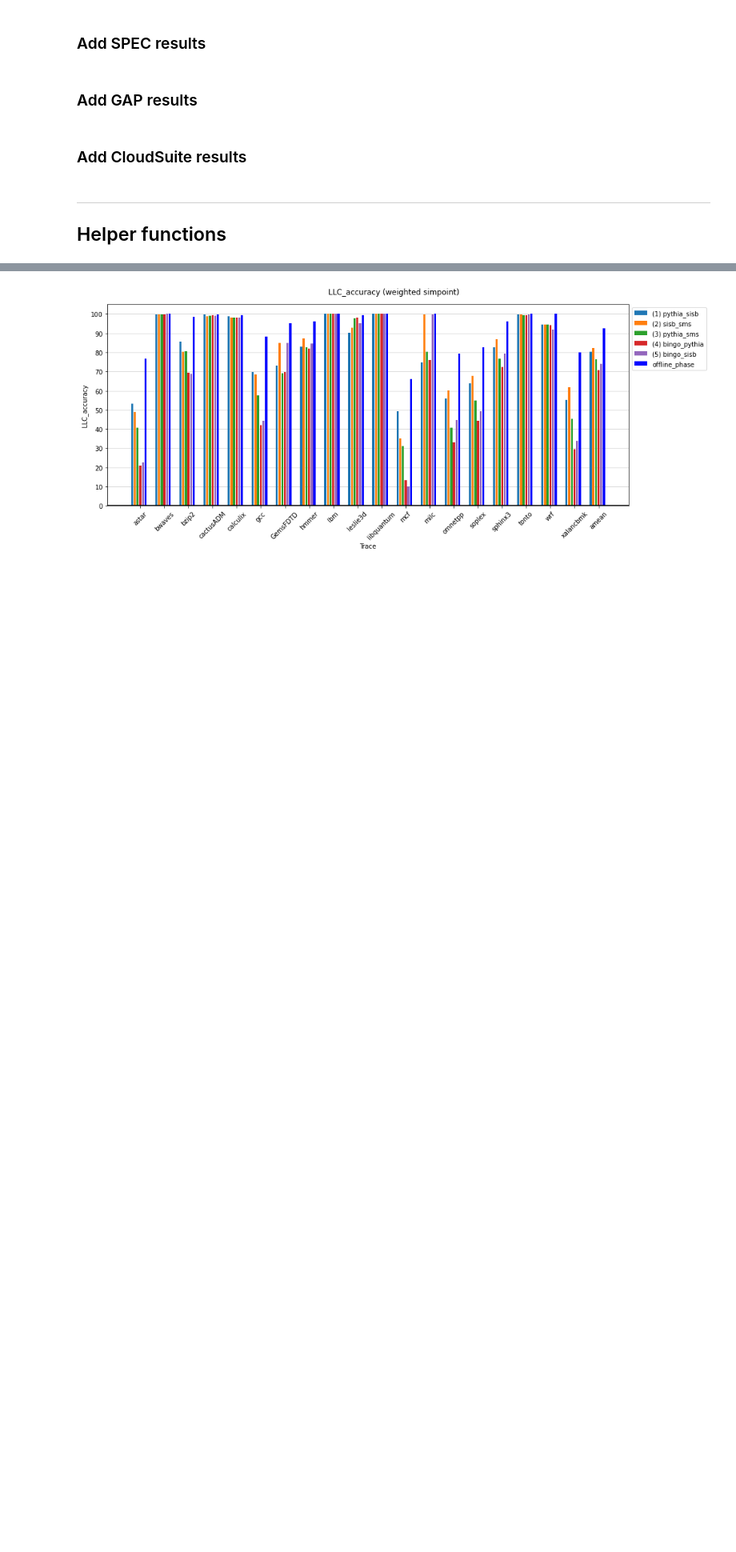
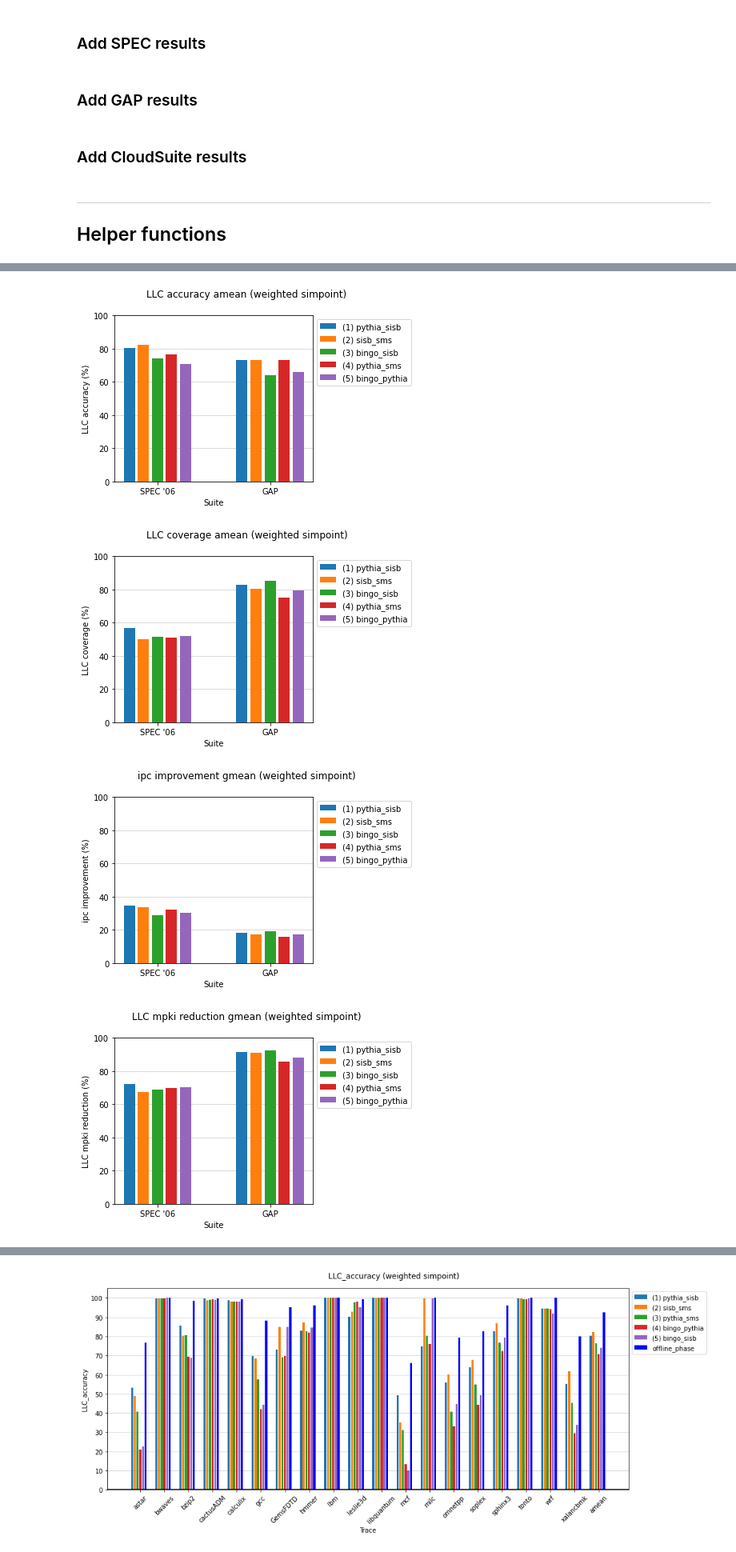
Before and after one commit to cmolder/prefetcher-zoo-analysis, a Jupyter notebook: 20220327-zoo-stats.ipynb, the cells around one changed output, grey strips where cells are left out. Shown at 80% size. Cells and saved outputs as stored; diff of their text form; code cells hidden in the pictures; blank space fills up the shorter version.

```diff
--- a/20220327-zoo-stats.ipynb
+++ b/20220327-zoo-stats.ipynb
@@ -40,6 +41,7 @@ df = utils.read_data_file(path_spec)
 # ptnu      : num_useful, invoke PC prefetchers only, register fill to all prefetchers
 # ptnu_cred : num_useful, invoke all prefetchers, register fill to all prefetchers that prefetched address
 path_online_pc_accuracy_spec = '/u/cmolder/GitHub/Pythia/out/prefetcher_zoo/2022_04_25_spec06/online_pc_accuracy.csv'
+path_online_pc_coverage_spec = '/u/cmolder/GitHub/Pythia/out/prefetcher_zoo/2022_04_25_spec06/online_pc_coverage.csv'
 path_online_pc_num_useful_spec = '/u/cmolder/GitHub/Pythia/out/prefetcher_zoo/2022_04_25_spec06/online_pc_num_useful.csv'
 path_online_pc_marg_useful_spec = '/u/cmolder/GitHub/Pythia/out/prefetcher_zoo/2022_04_25_spec06/online_pc_marginal_useful.csv'
 path_online_pc_num_useful_all_spec = '/u/cmolder/GitHub/Pythia/out/prefetcher_zoo/2022_04_25_spec06/online_pc_num_useful_all.csv'
@@ -49,6 +51,11 @@ df_on_pta = utils.read_data_file(path_online_pc_accuracy_spec)
 df_on_pta.LLC_pref = 'online_pc_acc'
 df_on_pta.all_pref = [('no', 'no', 'online_pc_acc')]*len(df_on_pta)
 df = df.append(df_on_pta)
+
+df_on_ptc = utils.read_data_file(path_online_pc_coverage_spec)
+df_on_ptc.LLC_pref = 'online_pc_cov'
+df_on_ptc.all_pref = [('no', 'no', 'online_pc_cov')]*len(df_on_ptc)
+df = df.append(df_on_ptc)
 
 df_on_ptnu = utils.read_data_file(path_online_pc_num_useful_spec)
 df_on_ptnu.LLC_pref = 'online_pc_num_useful'
@@ -72,6 +79,7 @@ df = df.append(df_on_ptnu_cred)
 
 # Offline PC-localized
 path_offline_pc_accuracy_spec = '/u/cmolder/GitHub/Pythia/out/prefetcher_zoo/2022_04_25_spec06/offline_pc_accuracy.csv'
+path_offline_pc_coverage_spec = '/u/cmolder/GitHub/Pythia/out/prefetcher_zoo/2022_04_25_spec06/offline_pc_coverage.csv'
 path_offline_pc_num_useful_spec = '/u/cmolder/GitHub/Pythia/out/prefetcher_zoo/2022_04_25_spec06/offline_pc_num_useful.csv'
 path_offline_pc_marg_useful_spec = '/u/cmolder/GitHub/Pythia/out/prefetcher_zoo/2022_04_25_spec06/offline_pc_marginal_useful.csv'
 
@@ -79,6 +87,11 @@ df_off_pta = utils.read_data_file(path_offline_pc_accuracy_spec)
 df_off_pta.LLC_pref = 'offline_pc_acc'
 df_off_pta.all_pref = [('no', 'no', 'offline_pc_acc')]*len(df_off_pta)
 df = df.append(df_off_pta)
+
+df_off_ptc = utils.read_data_file(path_offline_pc_coverage_spec)
+df_off_ptc.LLC_pref = 'offline_pc_cov'
+df_off_ptc.all_pref = [('no', 'no', 'offline_pc_cov')]*len(df_off_ptc)
+df = df.append(df_off_ptc)
 
 df_off_ptnu = utils.read_data_file(path_offline_pc_num_useful_spec)
 df_off_ptnu.LLC_pref = 'offline_pc_num_useful'
@@ -99,6 +112,7 @@ df = df.append(df_gap)
 
 # Online PC-localized
 path_online_pc_accuracy_gap = '/u/cmolder/GitHub/Pythia/out/prefetcher_zoo/2022_04_25_gap/online_pc_accuracy.csv'
+path_online_pc_coverage_gap = '/u/cmolder/GitHub/Pythia/out/prefetcher_zoo/2022_04_25_gap/online_pc_coverage.csv'
 path_online_pc_num_useful_gap = '/u/cmolder/GitHub/Pythia/out/prefetcher_zoo/2022_04_25_gap/online_pc_num_useful.csv'
 path_online_pc_marg_useful_gap = '/u/cmolder/GitHub/Pythia/out/prefetcher_zoo/2022_04_25_gap/online_pc_marginal_useful.csv'
 path_online_pc_num_useful_all_gap = '/u/cmolder/GitHub/Pythia/out/prefetcher_zoo/2022_04_25_gap/online_pc_num_useful_all.csv'
@@ -108,6 +122,11 @@ df_on_pta = utils.read_data_file(path_online_pc_accuracy_gap)
 df_on_pta.LLC_pref = 'online_pc_acc'
 df_on_pta.all_pref = [('no', 'no', 'online_pc_acc')]*len(df_on_pta)
 df = df.append(df_on_pta)
+
+df_on_ptc = utils.read_data_file(path_online_pc_coverage_gap)
+df_on_ptc.LLC_pref = 'online_pc_cov'
+df_on_ptc.all_pref = [('no', 'no', 'online_pc_cov')]*len(df_on_ptc)
+df = df.append(df_on_ptc)
 
 df_on_ptnu = utils.read_data_file(path_online_pc_num_useful_gap)
 df_on_ptnu.LLC_pref = 'online_pc_num_useful'
@@ -131,13 +150,19 @@ df = df.append(df_on_ptnu_cred)
 
 # Offline PC-localized
 path_offline_pc_accuracy_gap = '/u/cmolder/GitHub/Pythia/out/prefetcher_zoo/2022_04_25_gap/offline_pc_accuracy.csv'
+path_offline_pc_coverage_gap = '/u/cmolder/GitHub/Pythia/out/prefetcher_zoo/2022_04_25_gap/offline_pc_coverage.csv'
 path_offline_pc_num_useful_gap = '/u/cmolder/GitHub/Pythia/out/prefetcher_zoo/2022_04_25_gap/offline_pc_num_useful.csv'
-# path_offline_pc_marg_useful_gap = '/u/cmolder/GitHub/Pythia/out/prefetcher_zoo/2022_04_25_gap/offline_pc_marginal_useful.csv'
+path_offline_pc_marg_useful_gap = '/u/cmolder/GitHub/Pythia/out/prefetcher_zoo/2022_04_25_gap/offline_pc_marginal_useful.csv'
 
 df_off_pta = utils.read_data_file(path_offline_pc_accuracy_gap)
 df_off_pta.LLC_pref = 'offline_pc_acc'
 df_off_pta.all_pref = [('no', 'no', 'offline_pc_acc')]*len(df_off_pta)
 df = df.append(df_off_pta)
+
+df_off_ptc = utils.read_data_file(path_offline_pc_coverage_gap)
+df_off_ptc.LLC_pref = 'offline_pc_cov'
+df_off_ptc.all_pref = [('no', 'no', 'offline_pc_cov')]*len(df_off_ptc)
+df = df.append(df_off_ptc)
 
 df_off_ptnu = utils.read_data_file(path_offline_pc_num_useful_gap)
 df_off_ptnu.LLC_pref = 'offline_pc_num_useful'
@@ -307,0 +440,16 @@ def plot_everything(df, weights,
+# %%
+dpi = None
+overall_top_5 = utils.rank_prefetchers(df, 'ipc_improvement', 5)
+
+for metric in ['LLC_accuracy', 'LLC_coverage', 'ipc_improvement', 'LLC_mpki_reduction']:
+    plot_mean_stats(
+        df, weights, overall_top_5, [utils.spec, utils.gap], ['SPEC \'06', 'GAP'],
+        metric=metric,
+        dpi=dpi
+    )
+    plt.savefig(f'plots/zoo-stats/{metric}_means.pdf')
+# %% [output]
+[figure, added]
+[figure, added]
+[figure, added]
+[figure, added]
```
Also changed, not shown: parts of 17 cells of this notebook, 3 other files.
